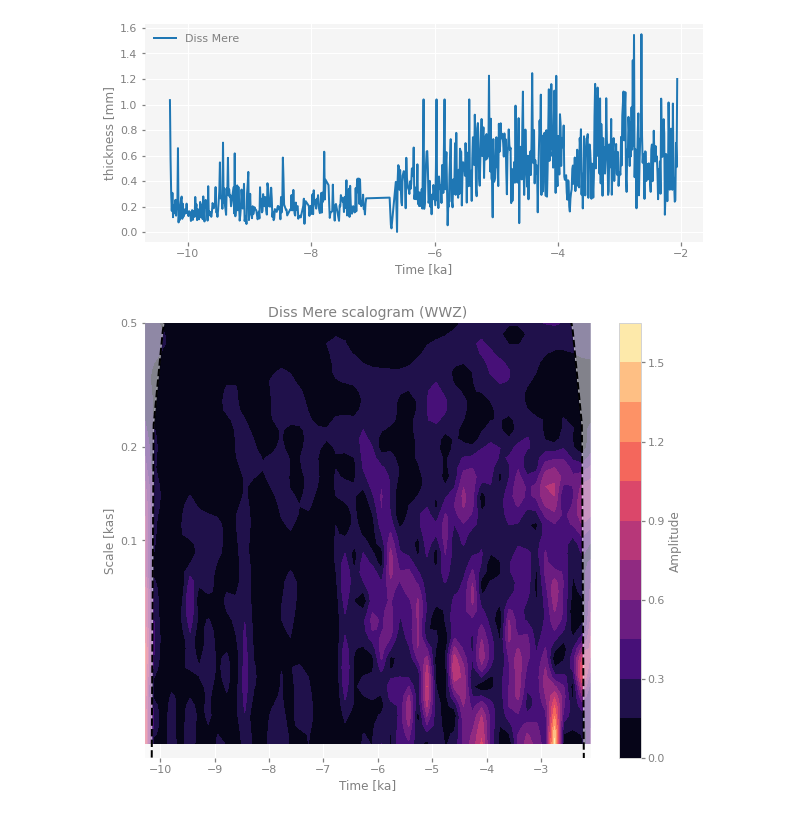
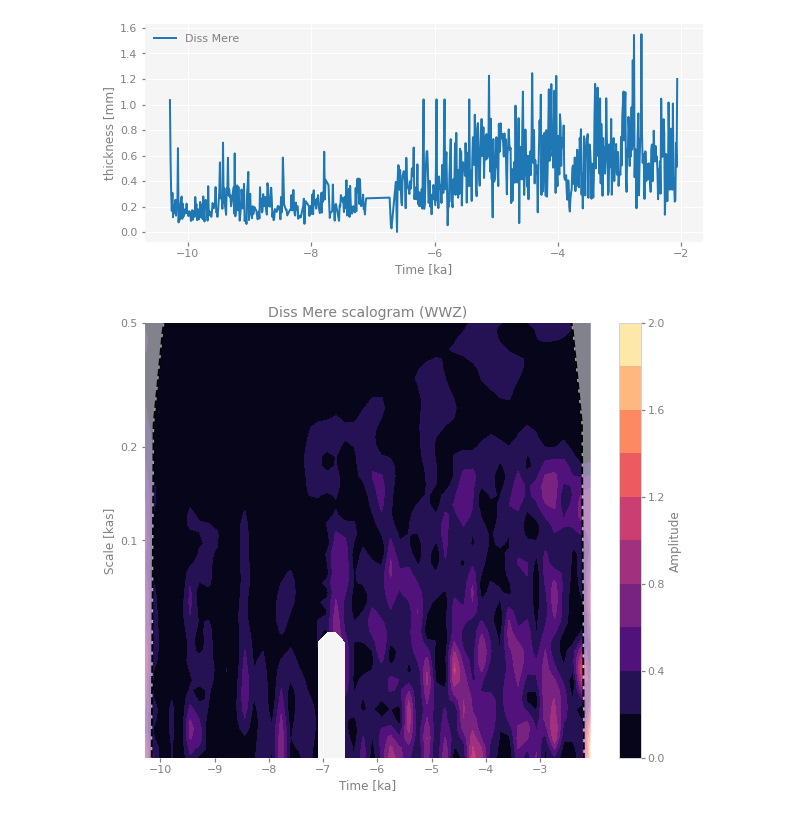
Before and after one commit to chrisbrierley/DissMere, a Jupyter notebook: DissMere_analysis.ipynb, the cells around one changed output. Saved outputs shown, nothing was run; the diff lists cells and outputs as text; code cells hidden in the pictures.

Commit message:
Removing interpolation from final wavelet

```diff
--- a/DissMere_analysis.ipynb
+++ b/DissMere_analysis.ipynb
@@ -257,6 +257,6 @@ dm_no_out.plot()
  <AxesSubplot:xlabel='Time [ka]', ylabel='thickness [mm]'>)
 [figure]
 # %%
-fig, ax = dm_no_out.interp().wavelet(method='wwz').plot(ylim=[0.02,0.5])
+fig, ax = dm_no_out.wavelet(method='wwz').plot(ylim=[0.02,0.5])
 # %% [output]
-[figure, old version]
+[figure, new version]
```
